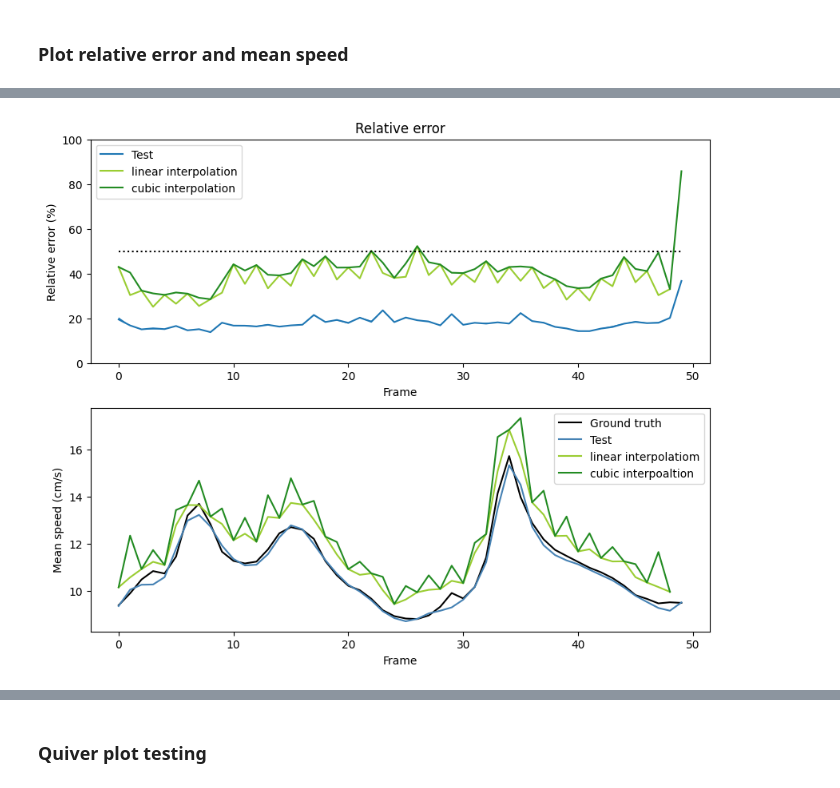
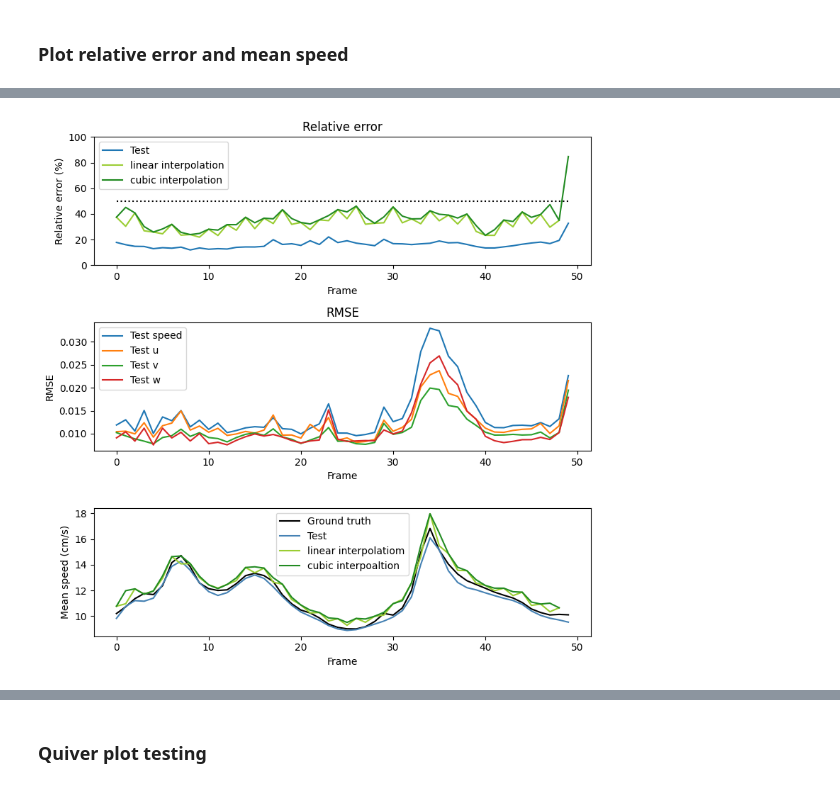
Before and after one commit to PiaaCaa/4DFlowNet, a Jupyter notebook: src/evaluate_plots.ipynb, the cells around one changed output, grey strips where cells are left out. Drawn from its saved outputs; the diff is of its cells as text; code cells hidden in the pictures.

```diff
--- a/src/evaluate_plots.ipynb
+++ b/src/evaluate_plots.ipynb
@@ -40,12 +40,12 @@ display(df1)
 # %%
 # Define directories and filenames
 
-model_name = '20230308-1226' #'#'20230308-1226' #'20230301-1641'  '20230301-1654', '20230301-1704'
+model_name = '20230301-1641'#'20230313-0948'#'20230301-1641'  #'20230308-1226'# #'#'20230308-1226' #'20230301-1641'  '20230301-1654', '20230301-1704'
 set_name = 'Test'
 data_model= '4'
 step = 2
 
-use_dynamical_mask = True
+use_dynamical_mask = False
 # %% [markdown]
 ### Set evaluation files to compare relative error to
 # %%
@@ -413,5 +429,4 @@ interactive(children=(IntSlider(value=5, description='frame', max=49), IntSlider
 # %%
-
 
 @widgets.interact(frame=(0, gt["u"].shape[0]-1), x = (0, gt["u"].shape[1]-1), vel=vel_colnames_fluid, patch_size=(10, 30))
 def f(frame=5, x = 10, vel = "u", patch_size=20):
@@ -419,6 +434,7 @@ def f(frame=5, x = 10, vel = "u", patch_size=20):
     N = 7
     mid_y = gt["u"].shape[2]//2
     mid_z = gt["u"].shape[3]//2
+    idxs = np.index_exp[frame, x, mid_y-patch_size:mid_y+patch_size, mid_z-patch_size:mid_z+patch_size]
 
     plt.subplot(1, N, 1)
     if frame%2 == 0:
@@ -428,36 +444,35 @@ def f(frame=5, x = 10, vel = "u", patch_size=20):
     plt.title("LR")
     plt.axis('off')
 
-    #plt.imshow(lr[vel][frame//t, x, :, :])
     plt.axis('off')
 
     plt.subplot(1, N, 2)
-    plt.imshow(gt[vel][frame, x, mid_y-patch_size:mid_y+patch_size, mid_z-patch_size:mid_z+patch_size], vmin = min_v[vel[0]], vmax = max_v[vel[0]], cmap='viridis')#, origin = 'lower')
+    plt.imshow(gt[vel][idxs], vmin = min_v[vel[0]], vmax = max_v[vel[0]], cmap='viridis')
     plt.title("GT")
     plt.axis('off')
 
     plt.subplot(1, N, 3)
-    plt.imshow(pred[vel][frame, x, mid_y-patch_size:mid_y+patch_size, mid_z-patch_size:mid_z+patch_size],  vmin = min_v[vel[0]], vmax = max_v[vel[0]], cmap='viridis')
+    plt.imshow(pred[vel][idxs],  vmin = min_v[vel[0]], vmax = max_v[vel[0]], cmap='viridis')
     plt.title("SR")
     plt.axis('off')
 
     plt.subplot(1, N, 4)
-    plt.imshow(interpolate_linear[vel][frame, x, mid_y-patch_size:mid_y+patch_size, mid_z-patch_size:mid_z+patch_size],  vmin = min_v[vel[0]], vmax = max_v[vel[0]], cmap='viridis')
+    plt.imshow(interpolate_linear[vel][idxs],  vmin = min_v[vel[0]], vmax = max_v[vel[0]], cmap='viridis')
     plt.title("Linear")
     plt.axis('off')
 
     plt.subplot(1, N, 5)
-    plt.imshow(interpolate_cubic[vel][frame, x, mid_y-patch_size:mid_y+patch_size, mid_z-patch_size:mid_z+patch_size],  vmin = min_v[vel[0]], vmax = max_v[vel[0]], cmap='viridis')
+    plt.imshow(interpolate_cubic[vel][idxs],  vmin = min_v[vel[0]], vmax = max_v[vel[0]], cmap='viridis')
     plt.title("Cubic")
     plt.axis('off')
 
     plt.subplot(1, N, 6)
-    plt.imshow(error_pointwise[frame, x,mid_y-patch_size:mid_y+patch_size, mid_z-patch_size:mid_z+patch_size], cmap='viridis')
+    plt.imshow(error_pointwise[idxs], cmap='viridis')
     plt.title("Relative error")
     plt.axis('off')
 
     plt.subplot(1, N, 7)
-    plt.imshow(error_absolut[vel][frame, x, mid_y-patch_size:mid_y+patch_size, mid_z-patch_size:mid_z+patch_size], cmap='viridis')
+    plt.imshow(error_absolut[vel][idxs], cmap='viridis')
     plt.title("Absolute error")
     plt.axis('off')
 
@@ -541,36 +557,42 @@ Text(0.5, 1.0, 'RMSE')
 # %%
-plt.subplot(2, 1, 1)
+plt.figure(figsize=(8, 8))
+
+plt.subplot(3, 1, 1)
 #plot_relative_error([gt_filepath],[res_filepath], [set_name])
 
 #plt.legend(lst_names)
 plt.title("Relative error")
 plt.plot(rel_error, label = set_name)
 plt.plot(rel_error_lin_interpolation[:-1], label = 'linear interpolation',color = 'yellowgreen')
 plt.plot(rel_error_cubic_interpolation, label = 'cubic interpolation', color = 'forestgreen')
 plt.plot(50*np.ones(len(rel_error)), 'k:')
 plt.xlabel("Frame")
 plt.ylabel("Relative error (%)")
 plt.ylim((0, 100))
 plt.legend()
-mean_error = np.mean(error_pointwise, axis=(1, 2, 3))
-sd_error = np.std(error_pointwise, axis = (1, 2, 3))
 
-error = np.random.normal(mean_error, sd_error, size=len(rel_error))
-y =  rel_error +error #np.random.normal(0, 0.1, size=y.shape)
+plt.subplot(3, 1, 2)
+plt.plot(calculate_rmse(pred['speed'], gt['speed'], gt['mask']), label = f'{set_name} speed')
+plt.plot(calculate_rmse(pred['u'], gt['u'], gt['mask']), label = f'{set_name} u')
+plt.plot(calculate_rmse(pred['v'], gt['v'], gt['mask']), label = f'{set_name} v')
+plt.plot(calculate_rmse(pred['w'], gt['w'], gt['mask']), label = f'{set_name} w')
+plt.ylabel('RMSE')
+plt.xlabel('Frame')
+plt.title('RMSE')
+plt.legend()
 
-#plt.plot(x, y, 'k-')
-plt.fill_between(range(len(rel_error)), y-error, y+error)
-
-plt.subplot(2, 1, 2)
+plt.subplot(3, 1, 3)
 plt.plot(gt['mean_speed'], label ='Ground truth',color = 'black')
 plt.plot(pred['mean_speed'],'b', label= set_name, color = 'steelblue')
 plt.plot(interpolate_linear['mean_speed'][:-1], label = 'linear interpolatiom', color = 'yellowgreen')
 plt.plot(interpolate_cubic['mean_speed'][:-1] , label = 'cubic interpoaltion', color = 'forestgreen')
 plt.xlabel("Frame")
 plt.ylabel("Mean speed (cm/s)")
 plt.legend()
+plt.tight_layout()
+plt.savefig(f'{eval_dir}/RE_RMSE_MEAN_SPEED.svg',bbox_inches='tight')
 plt.show()
 #lst_hgt_paths, lst_hpred_paths,lst_names, save_as = 'Relative_error_comparison.png'
 # %% [output]
-[figure, old version]
+[figure, new version]
 # %%
```
Also changed, not shown: parts of 30 cells of this notebook, 4 other files.
